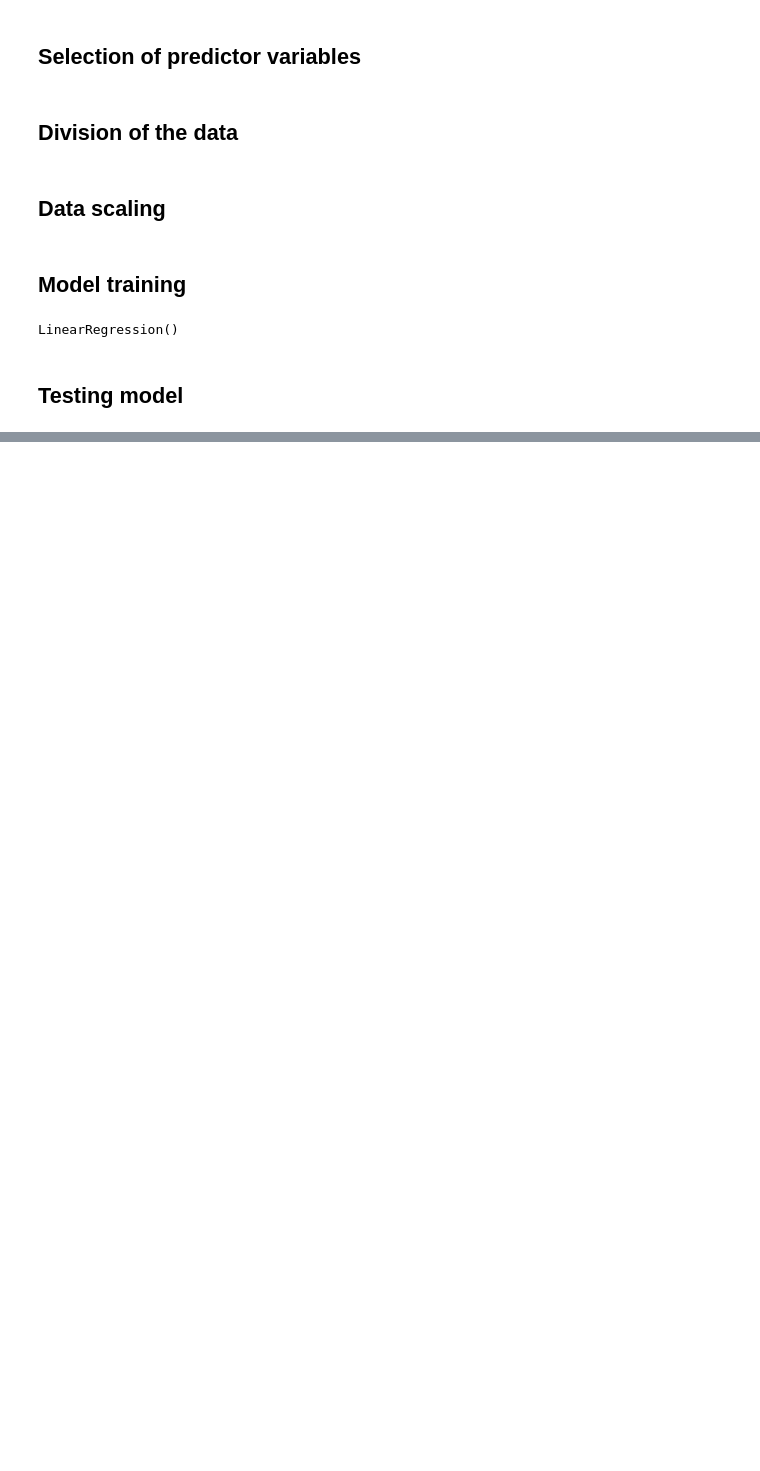
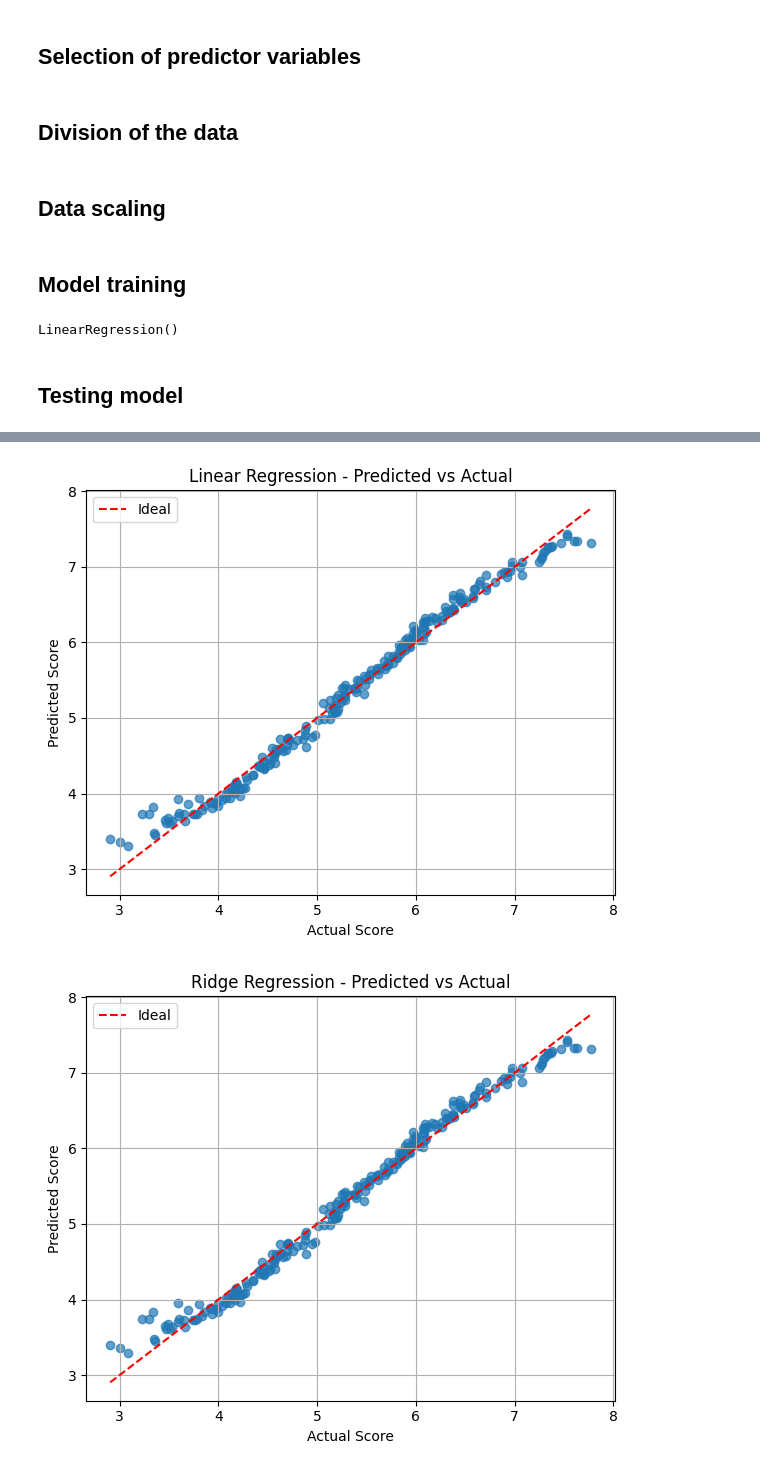
Before and after one commit to Luisgar0821/workshop_003, a Jupyter notebook: notebooks/eda_etl.ipynb, the cells around one changed output, grey strips where cells are left out. Drawn from its saved outputs; the diff is of its cells as text; code cells hidden in the pictures; blank space fills up the shorter version.

```diff
--- a/notebooks/eda_etl.ipynb
+++ b/notebooks/eda_etl.ipynb
@@ -295,0 +319,23 @@ print(f"🔶 Huber Regressor: {regression_accuracy(y_test, huber_pred)}%")
+# %%
+# Lista de predicciones y nombres de modelos
+predictions = [
+    (y_pred, "Linear Regression"),
+    (ridge_pred, "Ridge Regression"),
+    (huber_pred, "Huber Regressor")
+]
+
+# Generar una gráfica por modelo
+for pred, name in predictions:
+    plt.figure(figsize=(6, 5))
+    plt.scatter(y_test, pred, alpha=0.7)
+    plt.plot([min(y_test), max(y_test)], [min(y_test), max(y_test)], color='red', linestyle='--', label="Ideal")
+    plt.xlabel("Actual Score")
+    plt.ylabel("Predicted Score")
+    plt.title(f"{name} - Predicted vs Actual")
+    plt.grid(True)
+    plt.legend()
+    plt.tight_layout()
+    plt.show()
+# %% [output]
+[figure, added]
+[figure, added]
```
Also changed, not shown: parts of 6 cells of this notebook, 12 other files.
